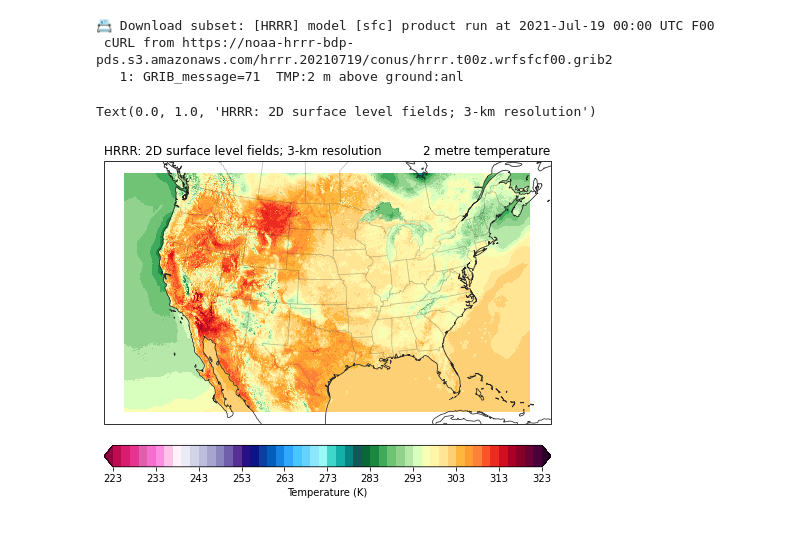
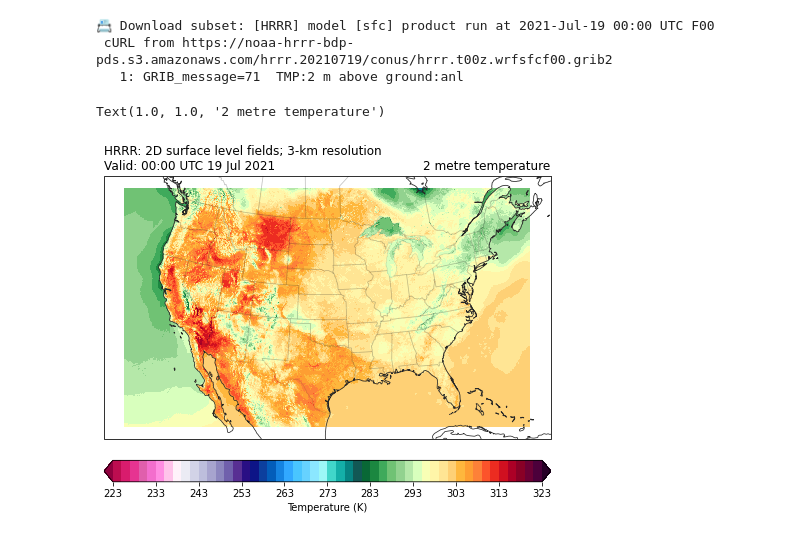
Before and after one commit to amotl/herbie-without-docs, a Jupyter notebook: docs/user_guide/notebooks/data_hrrr.ipynb, the cells around one changed output. Saved outputs shown, nothing was run; the diff lists cells and outputs as text; code cells hidden in the pictures.

```diff
--- a/docs/user_guide/notebooks/data_hrrr.ipynb
+++ b/docs/user_guide/notebooks/data_hrrr.ipynb
@@ -27,14 +27,14 @@ x = H.xarray('TMP:2 m above')
 # %%
 ax = common_features('50m', crs=x.herbie.crs, figsize=[8,8]).STATES().ax
 p = ax.pcolormesh(x.longitude, x.latitude, x.t2m,
               transform=pc,
               **cm_tmp(units='K').cmap_kwargs)
 plt.colorbar(p, ax=ax,
              orientation='horizontal', pad=.05,
              **cm_tmp(units='K').cbar_kwargs)
 
+ax.set_title(f"{x.model.upper()}: {H.product_description}\nValid: {x.valid_time.dt.strftime('%H:%M UTC %d %b %Y').item()}", loc='left')
 ax.set_title(x.t2m.GRIB_name, loc='right')
-ax.set_title(f"{x.model.upper()}: {H.product_description}", loc='left')
 # %% [output]
-Text(0.0, 1.0, 'HRRR: 2D surface level fields; 3-km resolution')
+Text(1.0, 1.0, '2 metre temperature')
-[figure, old version]
+[figure, new version]
```
Also changed, not shown: 5 other files.
